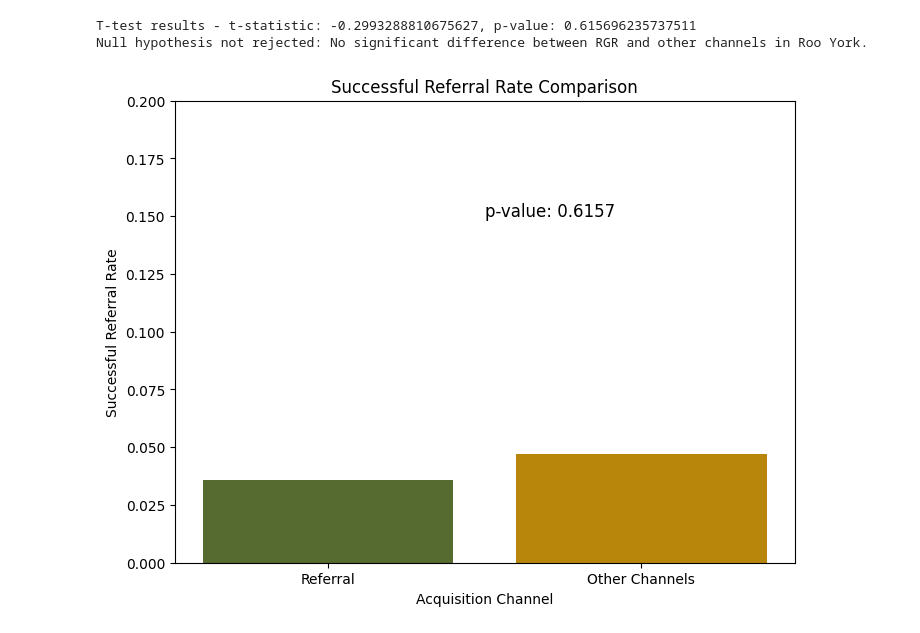
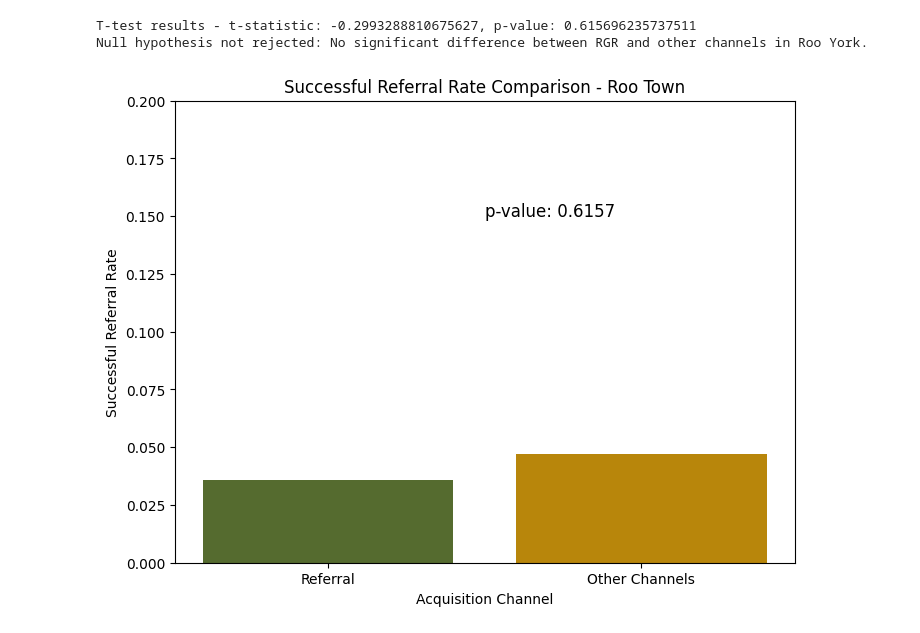
Before and after one commit to pradeepvaranasi/RiderGetRider_CaseStudy, a Jupyter notebook: Food_Delivery_App_RGR.ipynb, the cells around one changed output. Cells and saved outputs as stored; diff of their text form; code cells hidden in the pictures.

```diff
--- a/Food_Delivery_App_RGR.ipynb
+++ b/Food_Delivery_App_RGR.ipynb
@@ -959,12 +959,12 @@ Null hypothesis not rejected: No significant difference between RGR and other ch
 # %%
 # Create a bar chart to visualize the comparison
 plt.figure(figsize=(8, 6))
 plt.bar(['Referral', 'Other Channels'], [rgr_data['SUCCESSFUL_REFERRAL_RATE'].mean(), other_channels_data['SUCCESSFUL_REFERRAL_RATE'].mean()], color=['darkolivegreen', 'darkgoldenrod'])
 plt.xlabel('Acquisition Channel')
 plt.ylabel('Successful Referral Rate')
-plt.title('Successful Referral Rate Comparison')
+plt.title('Successful Referral Rate Comparison - Roo Town')
 plt.annotate(f'p-value: {p_value:.4f}', xy=(0.5, 0.15), fontsize=12, color='black')
 plt.ylim(0, 0.2)  # Adjust the y-axis limits as needed
 plt.show()
 # %% [output]
-[figure, old version]
+[figure, new version]
```
Also changed, not shown: parts of 4 cells of this notebook.
